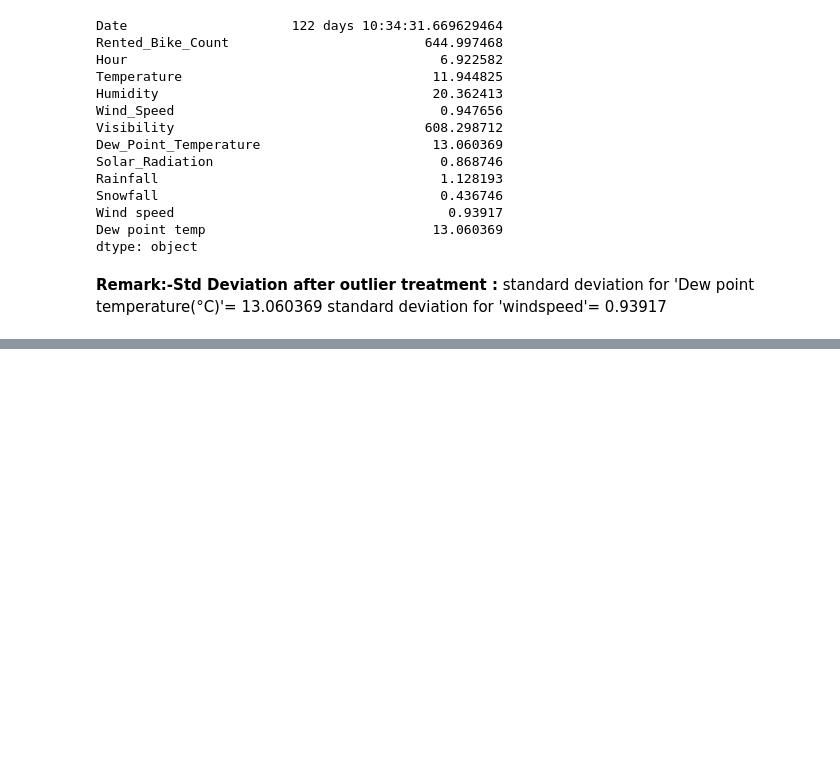
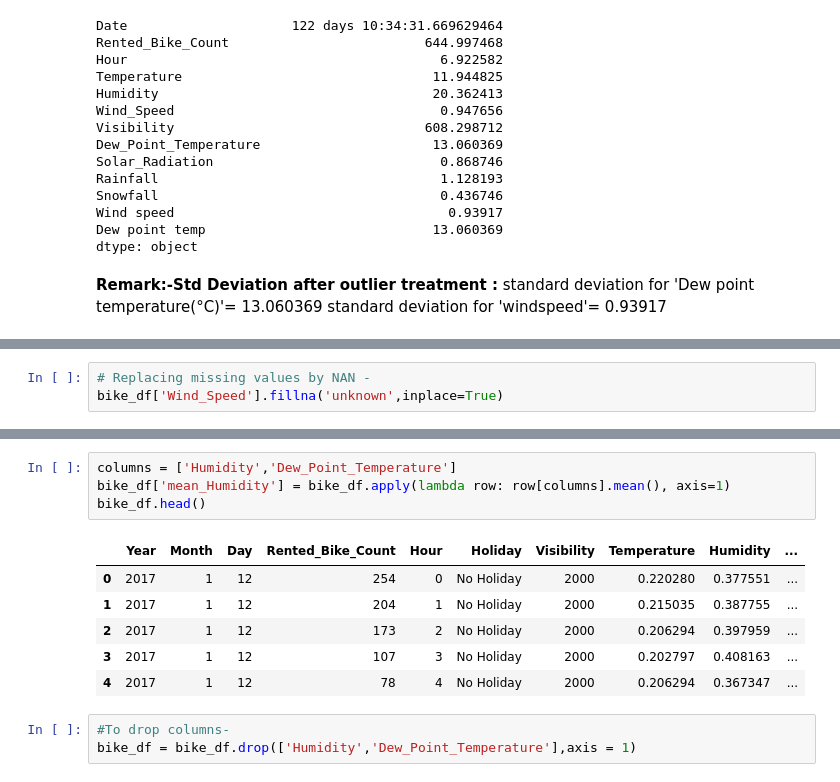
Before and after one commit to Sara19598/Seoul-Bike-Rental-Prediction---ML-Supervised, a Jupyter notebook: Bike_Sharing_Demand_Prediction_Poonam.ipynb, the cells around one changed output, grey strips where cells are left out. Drawn from its saved outputs; the diff is of its cells as text; blank space fills up the shorter version.

```diff
--- a/Bike_Sharing_Demand_Prediction_Poonam.ipynb
+++ b/Bike_Sharing_Demand_Prediction_Poonam.ipynb
@@ -449,0 +579,3 @@ standard deviation for 'windspeed'= 0.93917
+# %%
+# Replacing missing values by NAN -
+bike_df['Wind_Speed'].fillna('unknown',inplace=True)
@@ -449,0 +616,14 @@ standard deviation for 'windspeed'= 0.93917
+# %%
+columns = ['Humidity','Dew_Point_Temperature']
+bike_df['mean_Humidity'] = bike_df.apply(lambda row: row[columns].mean(), axis=1)
+bike_df.head()
+# %% [output]
+|  | Year | Month | Day | Rented_Bike_Count | Hour | Holiday | Visibility | Temperature | Humidity | ... |
+| 0 | 2017 | 1 | 12 | 254 | 0 | No Holiday | 2000 | 0.220280 | 0.377551 | ... |
+| 1 | 2017 | 1 | 12 | 204 | 1 | No Holiday | 2000 | 0.215035 | 0.387755 | ... |
+| 2 | 2017 | 1 | 12 | 173 | 2 | No Holiday | 2000 | 0.206294 | 0.397959 | ... |
+| 3 | 2017 | 1 | 12 | 107 | 3 | No Holiday | 2000 | 0.202797 | 0.408163 | ... |
+| 4 | 2017 | 1 | 12 | 78 | 4 | No Holiday | 2000 | 0.206294 | 0.367347 | ... |
+# %%
+#To drop columns-
+bike_df = bike_df.drop(['Humidity','Dew_Point_Temperature'],axis = 1)
```
Also changed, not shown: parts of 23 cells of this notebook.
